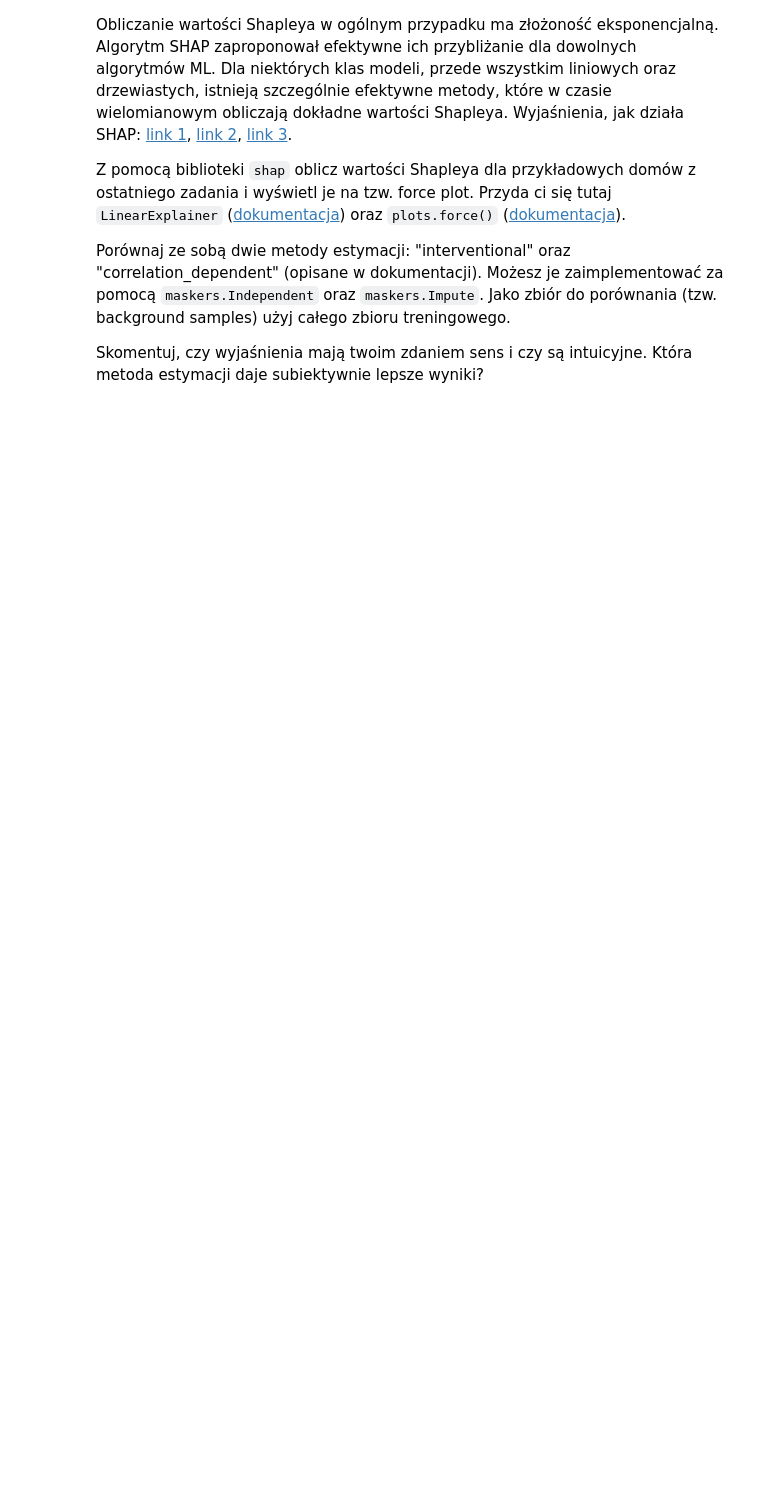
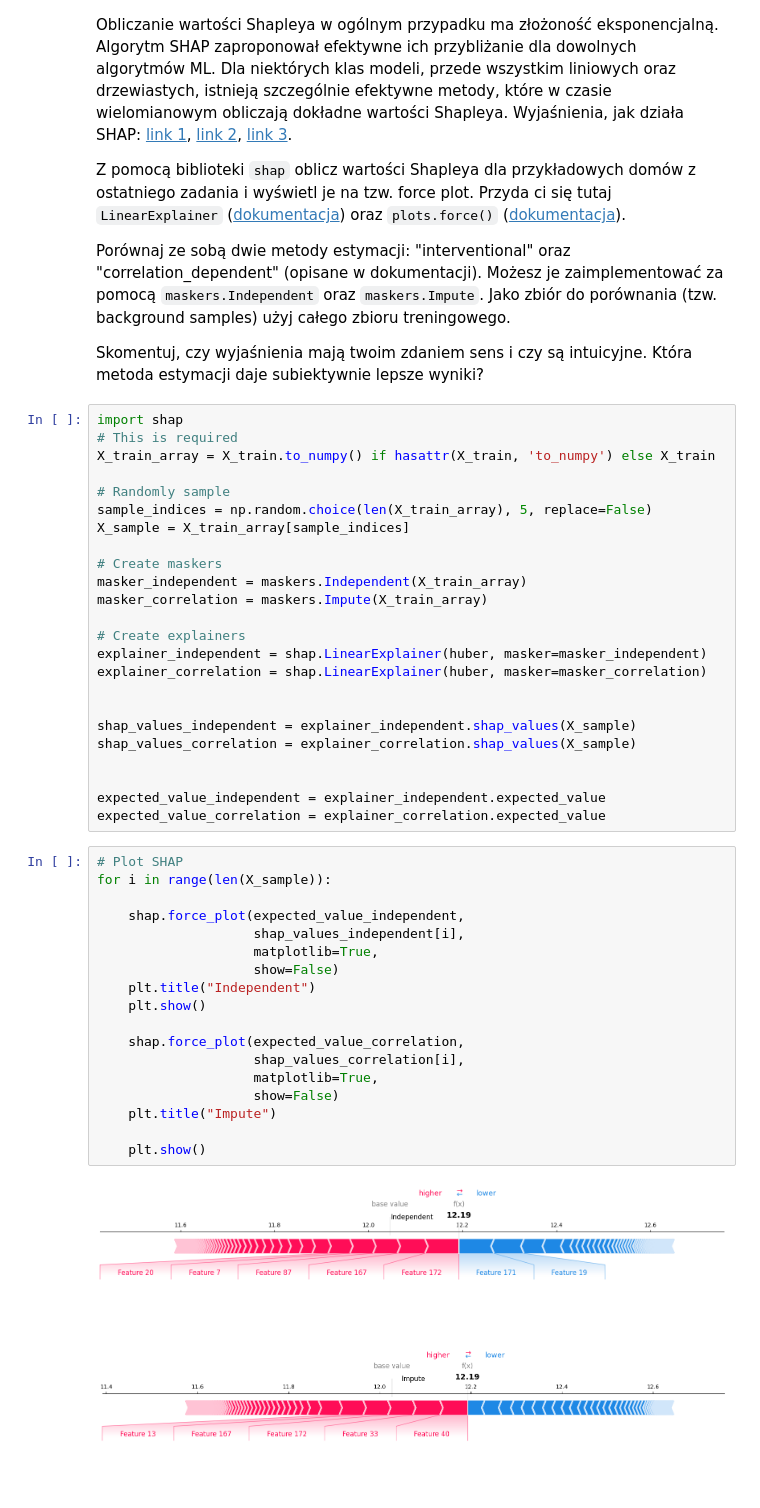
Before and after one commit to kacperszo/podstawy-uczenia-maszynowego-24-25, a Jupyter notebook: lab1/notebook.ipynb, the cells around one changed output. Drawn from its saved outputs; the diff is of its cells as text; blank space fills up the shorter version.

```diff
--- a/lab1/notebook.ipynb
+++ b/lab1/notebook.ipynb
@@ -952,3 +952,48 @@ Z pomocą biblioteki `shap` oblicz wartości Shapleya dla przykładowych domów
 Porównaj ze sobą dwie metody estymacji: "interventional" oraz "correlation_dependent" (opisane w dokumentacji). Możesz je zaimplementować za pomocą `maskers.Independent` oraz `maskers.Impute`. Jako zbiór do porównania (tzw. background samples) użyj całego zbioru treningowego.
 
 Skomentuj, czy wyjaśnienia mają twoim zdaniem sens i czy są intuicyjne. Która metoda estymacji daje subiektywnie lepsze wyniki?
+# %%
+import shap
+# This is required
+X_train_array = X_train.to_numpy() if hasattr(X_train, 'to_numpy') else X_train
+
+# Randomly sample
+sample_indices = np.random.choice(len(X_train_array), 5, replace=False)
+X_sample = X_train_array[sample_indices]
+
+# Create maskers
+masker_independent = maskers.Independent(X_train_array)
+masker_correlation = maskers.Impute(X_train_array)
+
+# Create explainers
+explainer_independent = shap.LinearExplainer(huber, masker=masker_independent)
+explainer_correlation = shap.LinearExplainer(huber, masker=masker_correlation)
+
+
+shap_values_independent = explainer_independent.shap_values(X_sample)
+shap_values_correlation = explainer_correlation.shap_values(X_sample)
+
+
+expected_value_independent = explainer_independent.expected_value
+expected_value_correlation = explainer_correlation.expected_value
+# %%
+# Plot SHAP
+for i in range(len(X_sample)):
+
+    shap.force_plot(expected_value_independent,
+                    shap_values_independent[i],
+                    matplotlib=True,
+                    show=False)
+    plt.title("Independent")
+    plt.show()
+
+    shap.force_plot(expected_value_correlation,
+                    shap_values_correlation[i],
+                    matplotlib=True,
+                    show=False)
+    plt.title("Impute")
+
+    plt.show()
+# %% [output]
+[figure, added]
+[figure, added]
```
Also changed, not shown: parts of 2 cells of this notebook.
